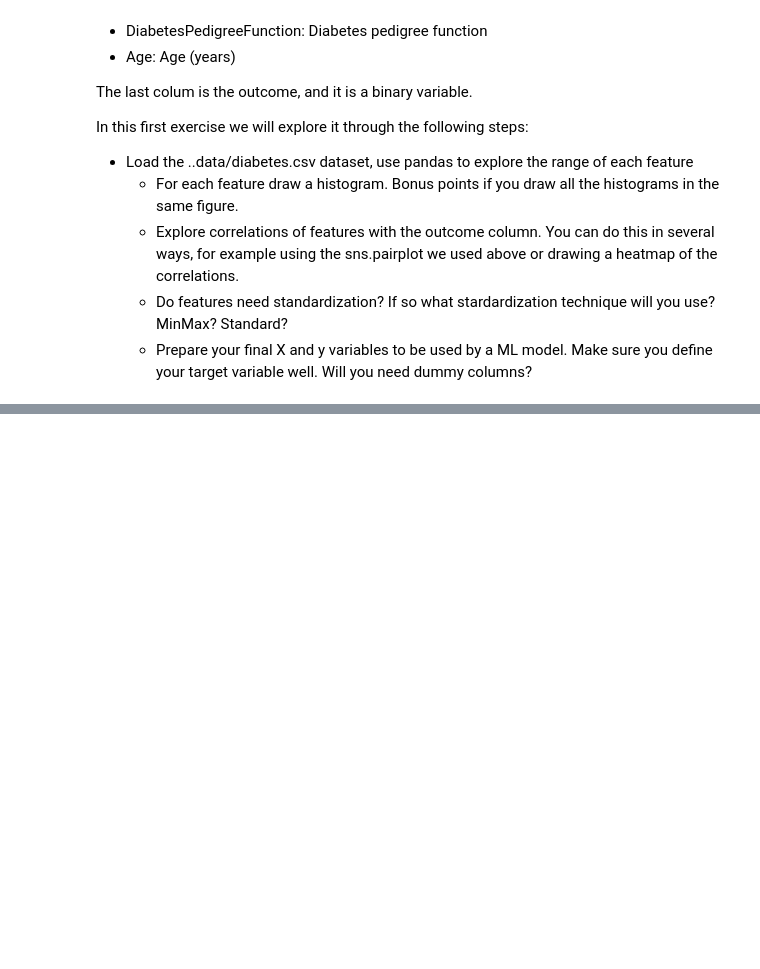
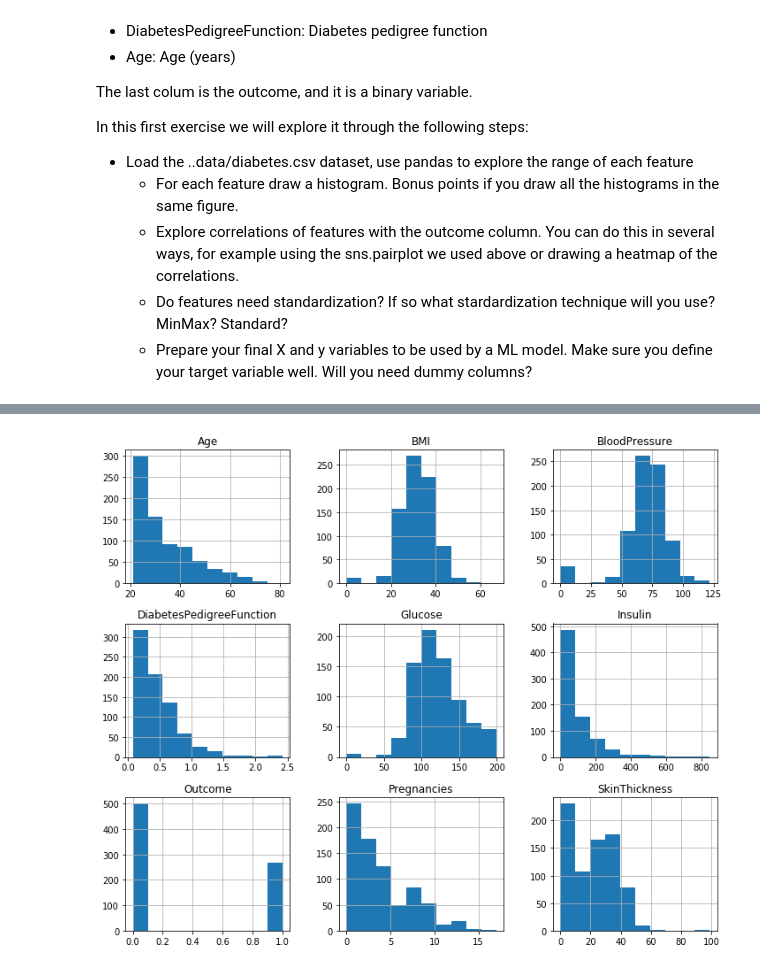
Before and after one commit to YasirHabib/Deep-Learning, a Jupyter notebook: solutions/4 DL Solutions.ipynb, the cells around one changed output, grey strips where cells are left out. Drawn from its saved outputs; the diff is of its cells as text; code cells hidden in the pictures; blank space fills up the shorter version.

```diff
--- a/solutions/4 DL Solutions.ipynb
+++ b/solutions/4 DL Solutions.ipynb
@@ -24,0 +104,4 @@ In this first exercise we will explore it through the following steps:
+# %%
+_ = df.hist(figsize=(12, 10))
+# %% [output]
+[figure, added]
```
Also changed, not shown: parts of 9 cells of this notebook.
